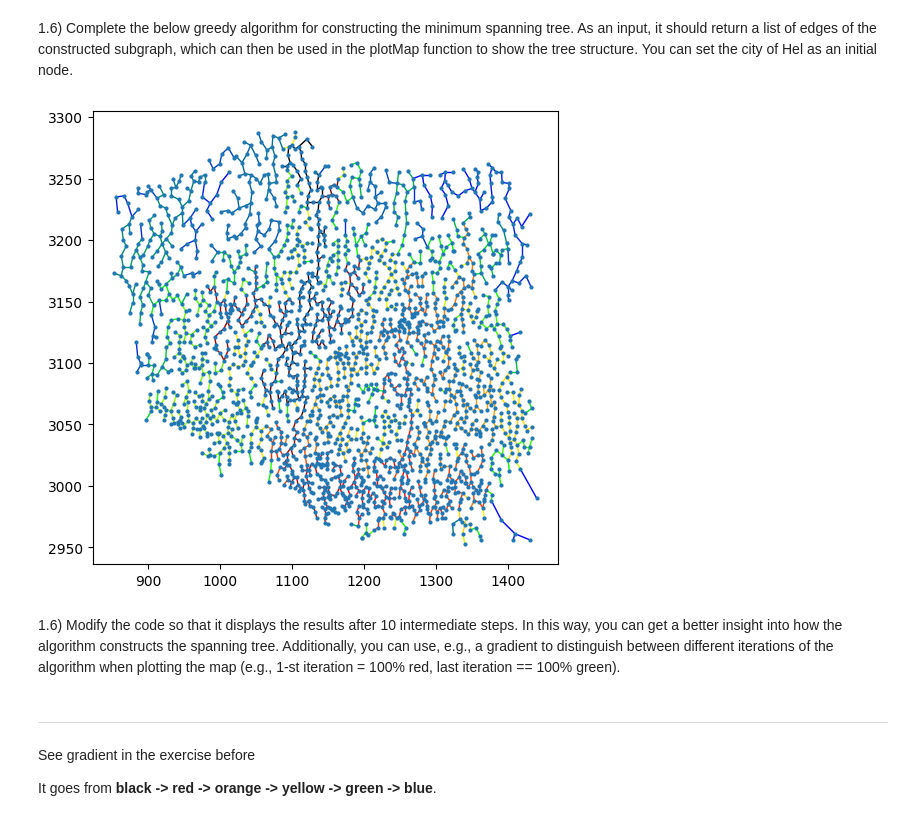
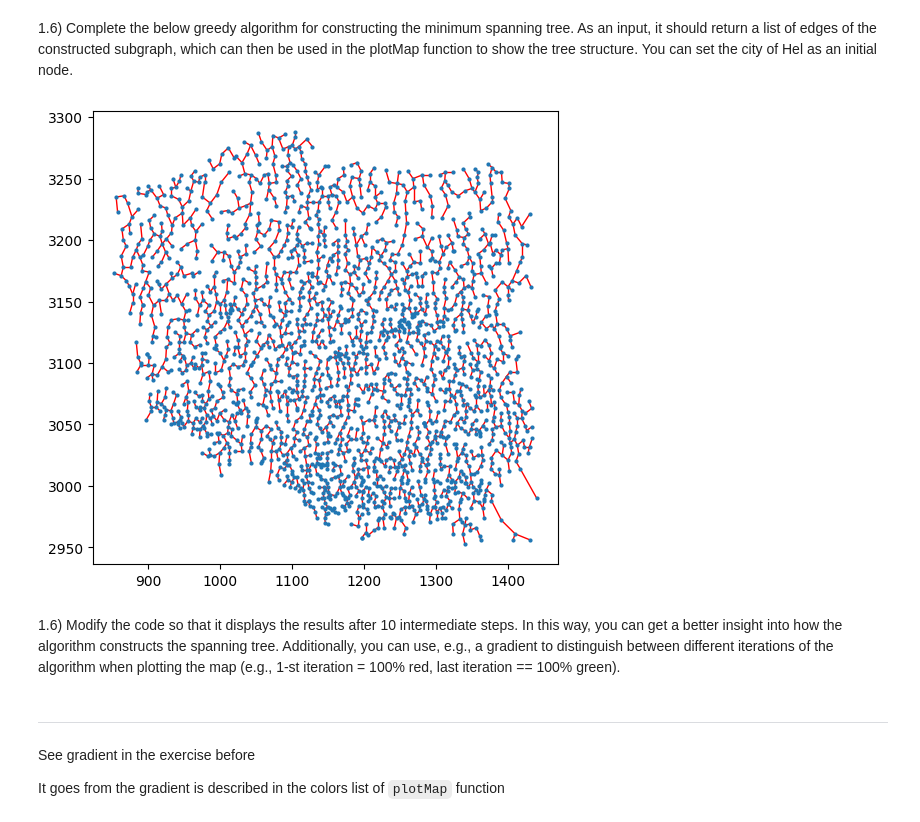
Before and after one commit to SamuelJanas/Sem5, a Jupyter notebook: Operational-Research/MSTP.ipynb, the cells around one changed output. Saved outputs shown, nothing was run; the diff lists cells and outputs as text; code cells hidden in the pictures.

Commit message:
gradients everyuone!

```diff
--- a/Operational-Research/MSTP.ipynb
+++ b/Operational-Research/MSTP.ipynb
@@ -49,18 +64,17 @@ Andrzejewo [52.0, 50.0] [22.0, 12.0]
 # %%
-def plotMap(cities, edges):
+def plotMap(cities, edges, use_gradient=False):
     fig = plt.figure(figsize=(6,6), dpi=100, facecolor='w', edgecolor='k')
+
+    # Plot the cities
+    X = [c.x for c in cities]
+    Y = [c.y for c in cities]
+    plt.plot(X, Y, ms=2, ls="", marker="o")
+
 
     # Function to interpolate between red and light green
     def interpolate_color(step, total_steps):
         # Define the RGB values for the specified colors
-        colors = [
-            (0, 0, 0),     # Black
-            (1, 0, 0),     # Red
-            (1, 0.5, 0),   # Orange
-            (1, 1, 0),     # Yellow
-            (0, 1, 0),     # Green
-            (0, 0, 1)      # Blue
-        ]
+        colors = [(0.62, 0.004, 0.259), (0.849, 0.264, 0.305), (0.965, 0.484, 0.289), (0.993, 0.748, 0.435), (0.998, 0.932, 0.636), (0.946, 0.978, 0.664), (0.748, 0.898, 0.627), (0.46, 0.784, 0.646), (0.219, 0.559, 0.731), (0.369, 0.31, 0.635)]
 
         # Calculate the number of transitions
         num_transitions = len(colors) - 1
@@ -83,10 +97,9 @@ def plotMap(cities, edges):
 
     total_steps = len(edges)
 
-
     # Plot each edge with its corresponding gradient color
     for i, edge in enumerate(edges):
-        if total_steps > 1:
+        if use_gradient:
             color = interpolate_color(i, total_steps - 1)
         else:
             color = "red"
@@ -94,10 +107,6 @@ def plotMap(cities, edges):
         Y = [cities[edge[0]].y, cities[edge[1]].y]
         plt.plot(X, Y, lw=1, ls="-", marker="", color=color)
 
-    # Plot the cities
-    X = [c.x for c in cities]
-    Y = [c.y for c in cities]
-    plt.plot(X, Y, ms=2, ls="", marker="o")
 
     plt.show()
 
@@ -157,39 +166,39 @@ print(getIdx("Hel", cities))
 import heapq
 
 def getSpanningTree(startingNode, cities, D):
     N = len(cities)
     IN_TREE = set([startingNode])
     edges = []
 
     # Create a priority queue to store edges along with their weights
     edge_queue = []
     for dist, to_city in D[startingNode]:
         heapq.heappush(edge_queue, (dist, startingNode, to_city))
 
     while len(IN_TREE) < N:
         # Get the smallest edge from the queue
         dist, from_city, to_city = heapq.heappop(edge_queue)
 
         # If the destination city is not in the tree, add the edge to the tree
         if to_city not in IN_TREE:
             IN_TREE.add(to_city)
             edges.append([from_city, to_city])
 
             # Add all edges from the new city to the queue
             for new_dist, new_to_city in D[to_city]:
                 if new_to_city not in IN_TREE:
                     heapq.heappush(edge_queue, (new_dist, to_city, new_to_city))
 
     return edges
 
 edges = getSpanningTree(getIdx("Hel", cities), cities, D)
-plotMap(cities, edges=edges)
+plotMap(cities, edges=edges, use_gradient=False)
 # %% [output]
-[figure, old version]
+[figure, new version]
 # %% [markdown]
 1.6) Modify the code so that it displays the results after 10 intermediate steps. In this way, you can get a better insight into how the algorithm constructs the spanning tree. Additionally, you can use, e.g., a gradient to distinguish between different iterations of the algorithm when plotting the map (e.g., 1-st iteration = 100% red, last iteration == 100% green).
 # %% [markdown]
 ---
 See gradient in the exercise before
 
-It goes from **black -> red -> orange -> yellow -> green -> blue**.
+It goes from the gradient is described in the colors list of `plotMap` function
```
Also changed, not shown: parts of 3 cells of this notebook.
